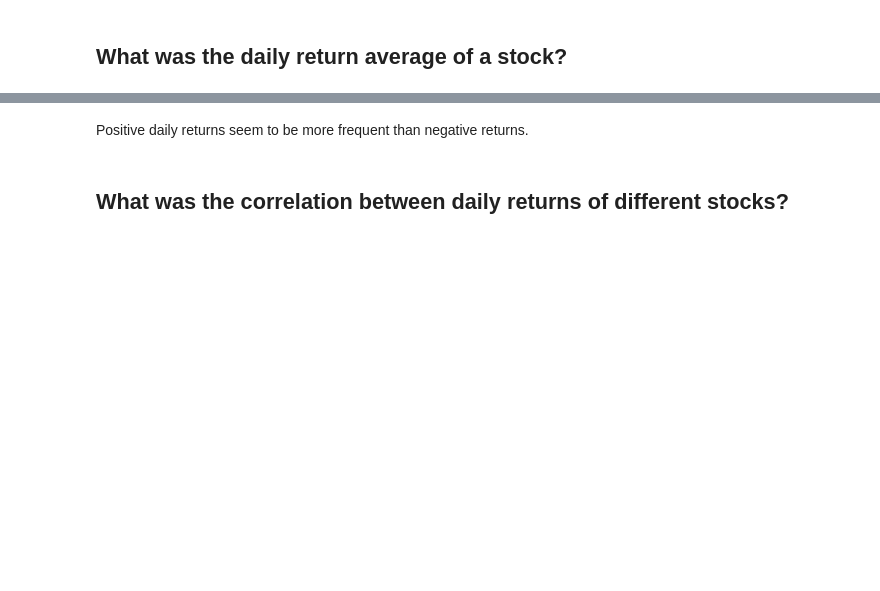
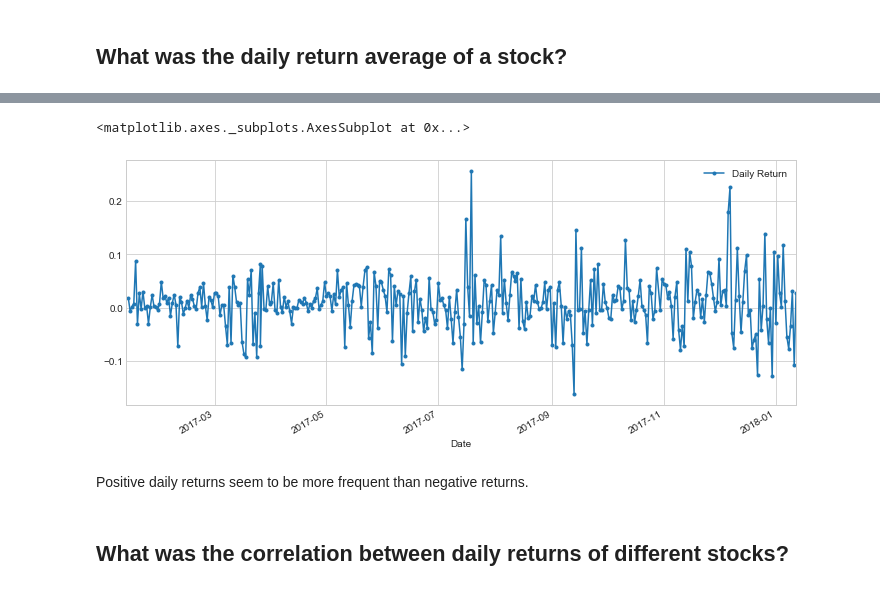
Before and after one commit to melvfnz/data_science_portfolio, a Jupyter notebook: Cryptocurrency Market Analysis.ipynb, the cells around one changed output, grey strips where cells are left out. Cells and saved outputs as stored; diff of their text form; code cells hidden in the pictures; blank space fills up the shorter version.

```diff
--- a/Cryptocurrency Market Analysis.ipynb
+++ b/Cryptocurrency Market Analysis.ipynb
@@ -82,6 +136,6 @@ Genereally some casual dips in July and October but overall an upward trend.
 # %%
 #In order calculate daily return we can use the percentage change of the adjusted closing price
 
-AAPL['Daily Return'] = AAPL['Adj Close'].pct_change()
+BTC['Daily Return'] = BTC['Adj Close'].pct_change()
 
-AAPL['Daily Return'].tail()
+BTC['Daily Return'].tail()
@@ -88,3 +150,6 @@ AAPL['Daily Return'].tail()
 # %%
 #Let us now plot the daily return
-AAPL['Daily Return'].plot(figsize=(12,5))
+BTC['Daily Return'].plot(marker='.',legend=True,figsize=(12,5))
+# %% [output]
+<matplotlib.axes._subplots.AxesSubplot at 0x...>
+[figure, added]
```
Also changed, not shown: parts of 32 cells of this notebook.
